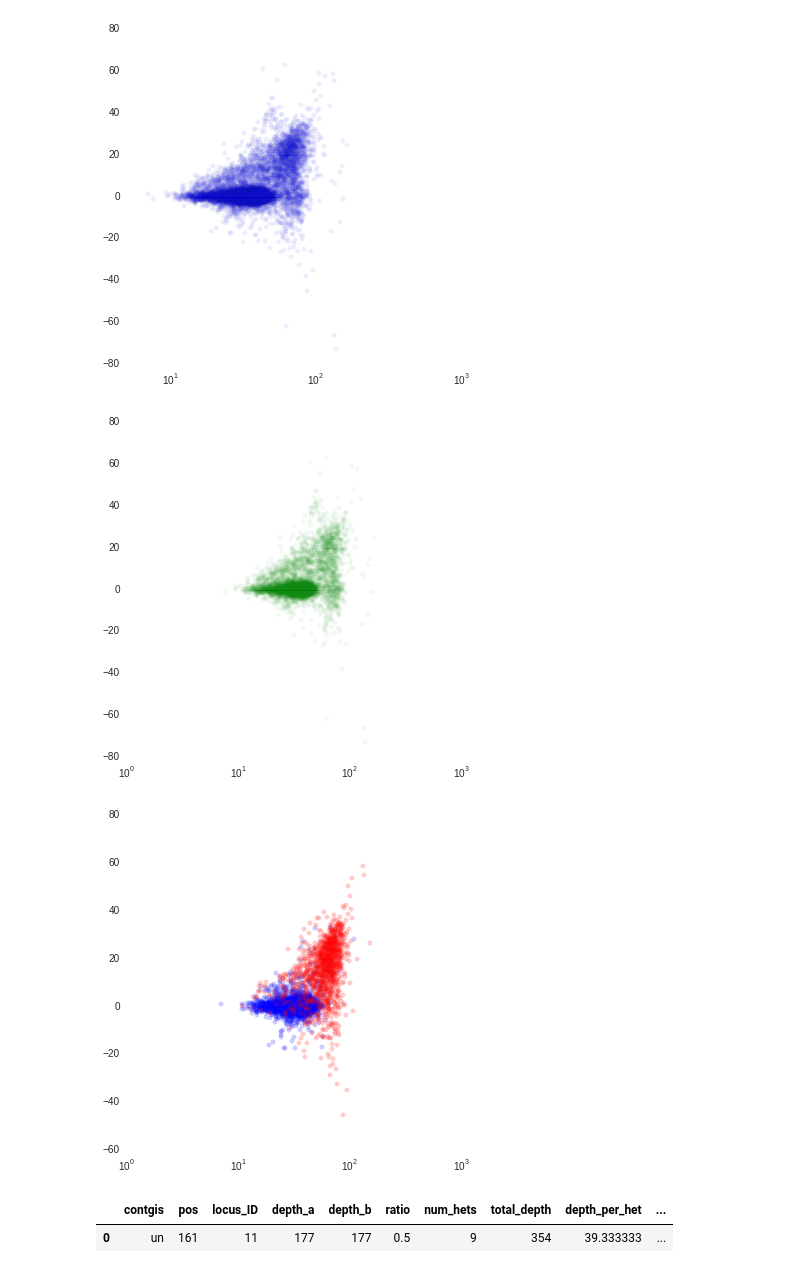
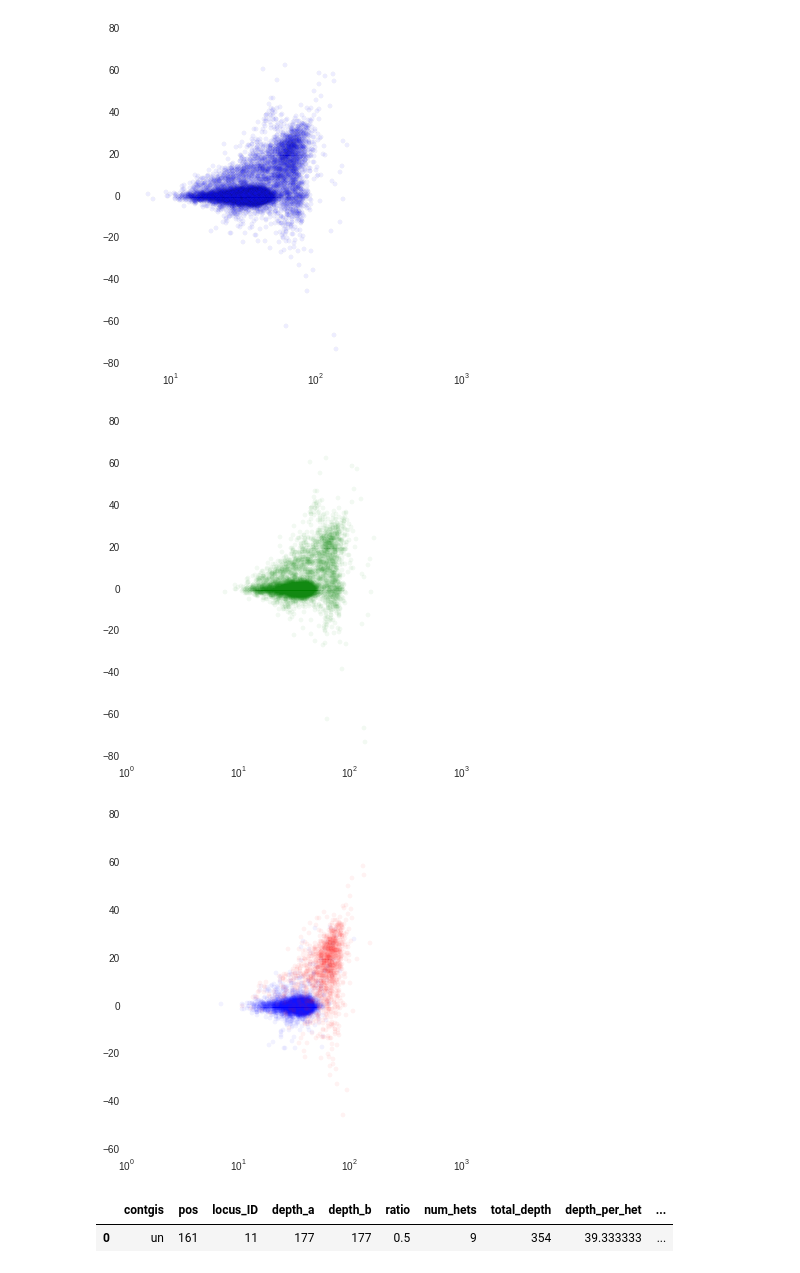
Before and after one commit to rwaples/RAD_allele_coverage, a Jupyter notebook: notebooks/chinook allele depth.ipynb, the cells around one changed output. Drawn from its saved outputs; the diff is of its cells as text; code cells hidden in the pictures.

```diff
--- a/notebooks/chinook allele depth.ipynb
+++ b/notebooks/chinook allele depth.ipynb
@@ -245,14 +297,14 @@ plt.show()
 # %%
 plt.scatter(unk['depth_per_het'], unk['z'], alpha = .05, color = 'green')
 plt.xscale('log')
 plt.show()
-plt.scatter(non_dups['depth_per_het'], non_dups['z'], alpha = .2, color = 'blue')
-plt.scatter(dups['depth_per_het'], dups['z'], alpha = .2, color = 'red')
+plt.scatter(non_dups['depth_per_het'], non_dups['z'], alpha = .05, color = 'blue')
+plt.scatter(dups['depth_per_het'], dups['z'], alpha = .05, color = 'red')
 plt.xscale('log')
 plt.show()
 # %% [output]
 [figure]
-[figure, old version]
+[figure, new version]
 # %%
 depths.head(1)
 # %% [output]
```
Also changed, not shown: parts of 15 cells of this notebook, 1 other file.
